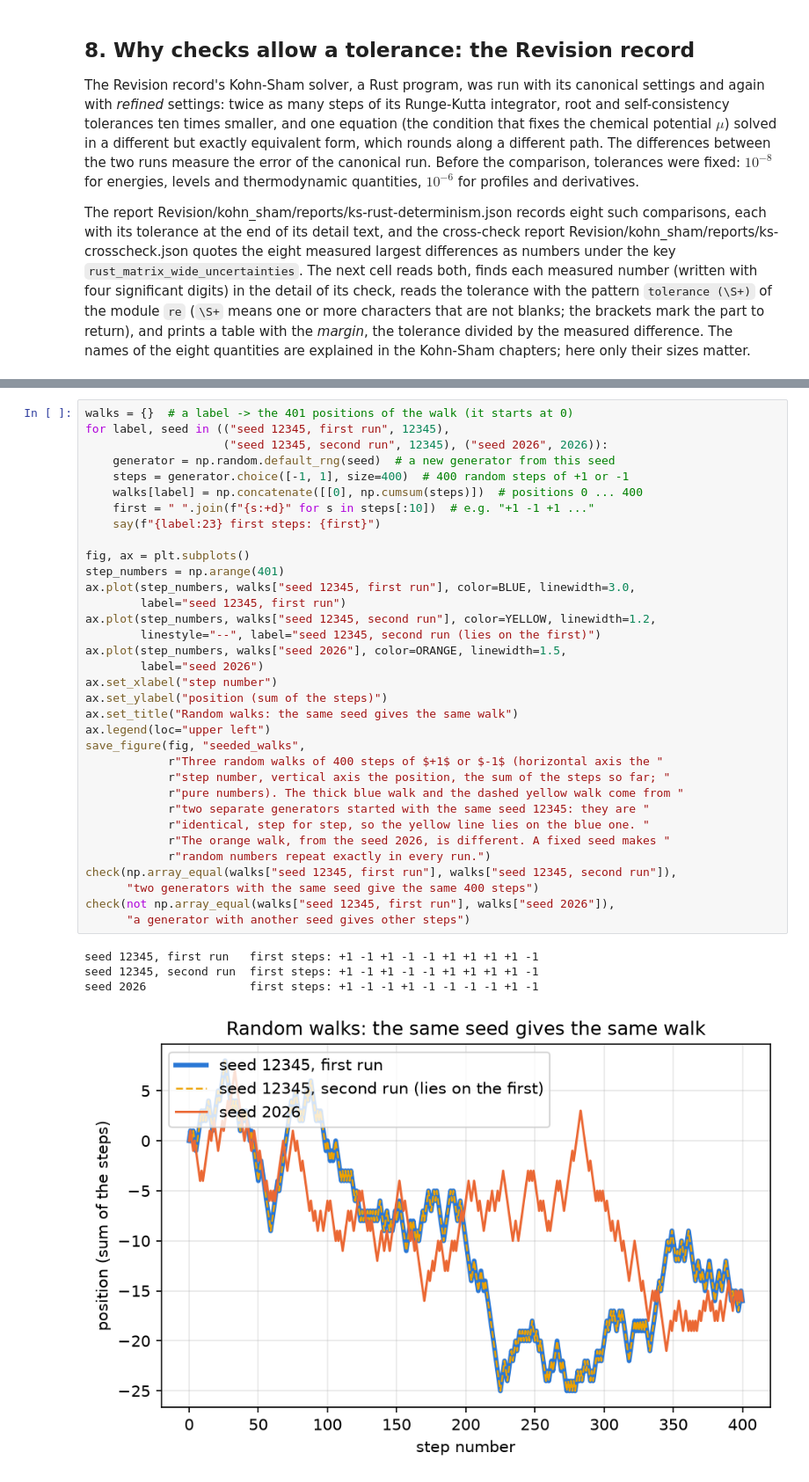
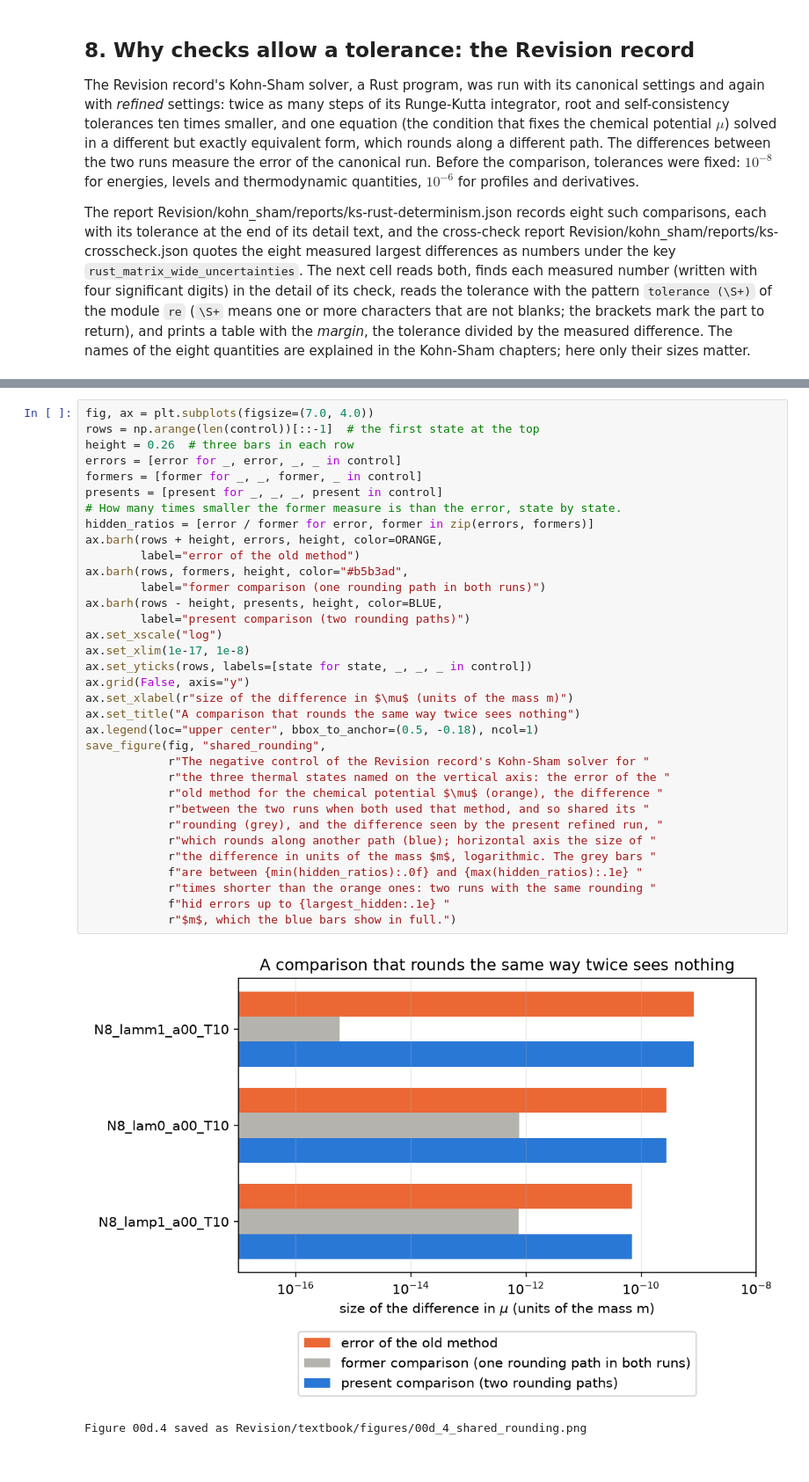
Before and after one commit to once-ere/Dirac_claude, a Jupyter notebook: Revision/textbook/notebooks/00d_reproducible_runs.ipynb, the cells around one changed output, grey strips where cells are left out. Shown at 88% size. Drawn from its saved outputs; the diff is of its cells as text.

```diff
--- a/Revision/textbook/notebooks/00d_reproducible_runs.ipynb
+++ b/Revision/textbook/notebooks/00d_reproducible_runs.ipynb
@@ -1115,39 +1142,37 @@ the same seed are identical while the third differs.
 # %%
-walks = {}  # a label -> the 401 positions of the walk (it starts at 0)
-for label, seed in (("seed 12345, first run", 12345),
-                    ("seed 12345, second run", 12345), ("seed 2026", 2026)):
-    generator = np.random.default_rng(seed)  # a new generator from this seed
-    steps = generator.choice([-1, 1], size=400)  # 400 random steps of +1 or -1
-    walks[label] = np.concatenate([[0], np.cumsum(steps)])  # positions 0 ... 400
-    first = " ".join(f"{s:+d}" for s in steps[:10])  # e.g. "+1 -1 +1 ..."
-    say(f"{label:23} first steps: {first}")
-
-fig, ax = plt.subplots()
-step_numbers = np.arange(401)
-ax.plot(step_numbers, walks["seed 12345, first run"], color=BLUE, linewidth=3.0,
-        label="seed 12345, first run")
-ax.plot(step_numbers, walks["seed 12345, second run"], color=YELLOW, linewidth=1.2,
-        linestyle="--", label="seed 12345, second run (lies on the first)")
-ax.plot(step_numbers, walks["seed 2026"], color=ORANGE, linewidth=1.5,
-        label="seed 2026")
-ax.set_xlabel("step number")
-ax.set_ylabel("position (sum of the steps)")
-ax.set_title("Random walks: the same seed gives the same walk")
-ax.legend(loc="upper left")
-save_figure(fig, "seeded_walks",
-            r"Three random walks of 400 steps of $+1$ or $-1$ (horizontal axis the "
-            r"step number, vertical axis the position, the sum of the steps so far; "
-            r"pure numbers). The thick blue walk and the dashed yellow walk come from "
-            r"two separate generators started with the same seed 12345: they are "
-            r"identical, step for step, so the yellow line lies on the blue one. "
-            r"The orange walk, from the seed 2026, is different. A fixed seed makes "
-            r"random numbers repeat exactly in every run.")
-check(np.array_equal(walks["seed 12345, first run"], walks["seed 12345, second run"]),
-      "two generators with the same seed give the same 400 steps")
-check(not np.array_equal(walks["seed 12345, first run"], walks["seed 2026"]),
-      "a generator with another seed gives other steps")
+fig, ax = plt.subplots(figsize=(7.0, 4.0))
+rows = np.arange(len(control))[::-1]  # the first state at the top
+height = 0.26  # three bars in each row
+errors = [error for _, error, _, _ in control]
+formers = [former for _, _, former, _ in control]
+presents = [present for _, _, _, present in control]
+# How many times smaller the former measure is than the error, state by state.
+hidden_ratios = [error / former for error, former in zip(errors, formers)]
+ax.barh(rows + height, errors, height, color=ORANGE,
+        label="error of the old method")
+ax.barh(rows, formers, height, color="#b5b3ad",
+        label="former comparison (one rounding path in both runs)")
+ax.barh(rows - height, presents, height, color=BLUE,
+        label="present comparison (two rounding paths)")
+ax.set_xscale("log")
+ax.set_xlim(1e-17, 1e-8)
+ax.set_yticks(rows, labels=[state for state, _, _, _ in control])
+ax.grid(False, axis="y")
+ax.set_xlabel(r"size of the difference in $\mu$ (units of the mass m)")
+ax.set_title("A comparison that rounds the same way twice sees nothing")
+ax.legend(loc="upper center", bbox_to_anchor=(0.5, -0.18), ncol=1)
+save_figure(fig, "shared_rounding",
+            r"The negative control of the Revision record's Kohn-Sham solver for "
+            r"the three thermal states named on the vertical axis: the error of the "
+            r"old method for the chemical potential $\mu$ (orange), the difference "
+            r"between the two runs when both used that method, and so shared its "
+            r"rounding (grey), and the difference seen by the present refined run, "
+            r"which rounds along another path (blue); horizontal axis the size of "
+            r"the difference in units of the mass $m$, logarithmic. The grey bars "
+            f"are between {min(hidden_ratios):.0f} and {max(hidden_ratios):.1e} "
+            r"times shorter than the orange ones: two runs with the same rounding "
+            f"hid errors up to {largest_hidden:.1e} "
+            r"$m$, which the blue bars show in full.")
 # %% [output]
+[figure, new version]
-seed 12345, first run   first steps: +1 -1 +1 -1 -1 +1 +1 +1 +1 -1
-seed 12345, second run  first steps: +1 -1 +1 -1 -1 +1 +1 +1 +1 -1
-seed 2026               first steps: +1 -1 -1 +1 -1 -1 -1 -1 +1 -1
+Figure 00d.4 saved as Revision/textbook/figures/00d_4_shared_rounding.png
-[figure, old version]
```
Also changed, not shown: parts of 27 cells of this notebook, 18 other files.
